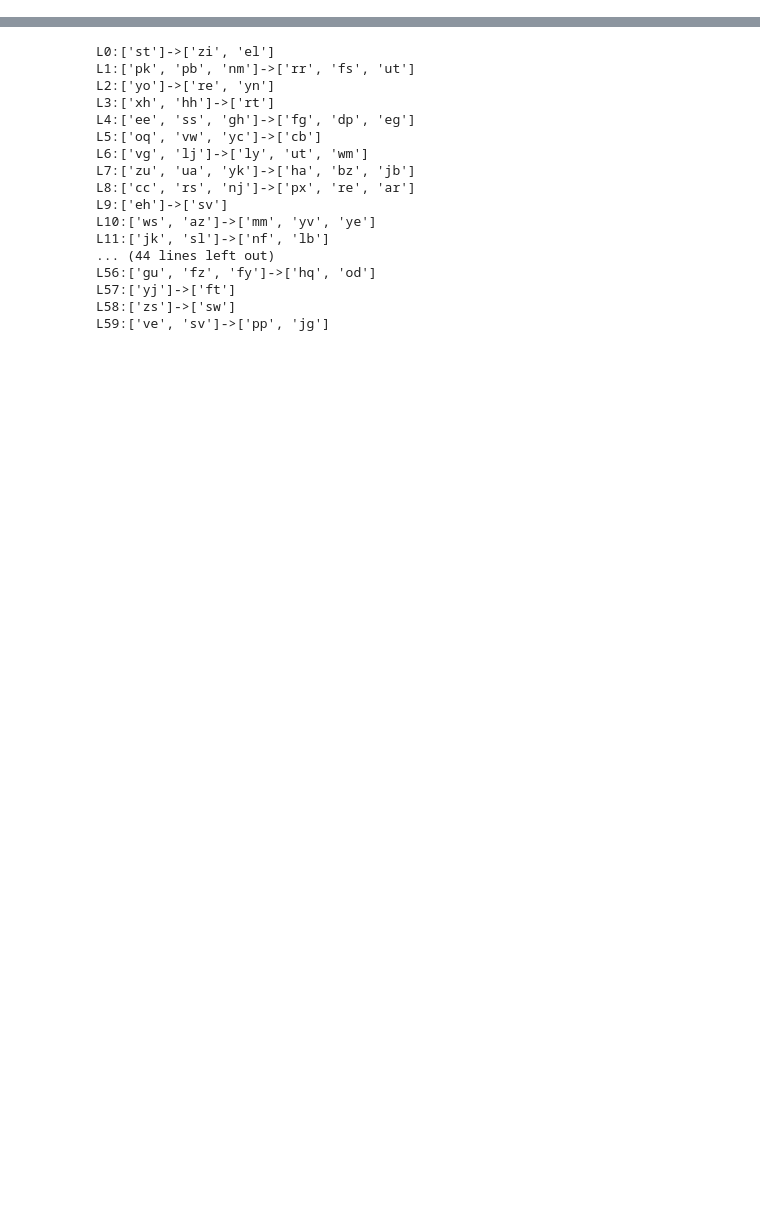
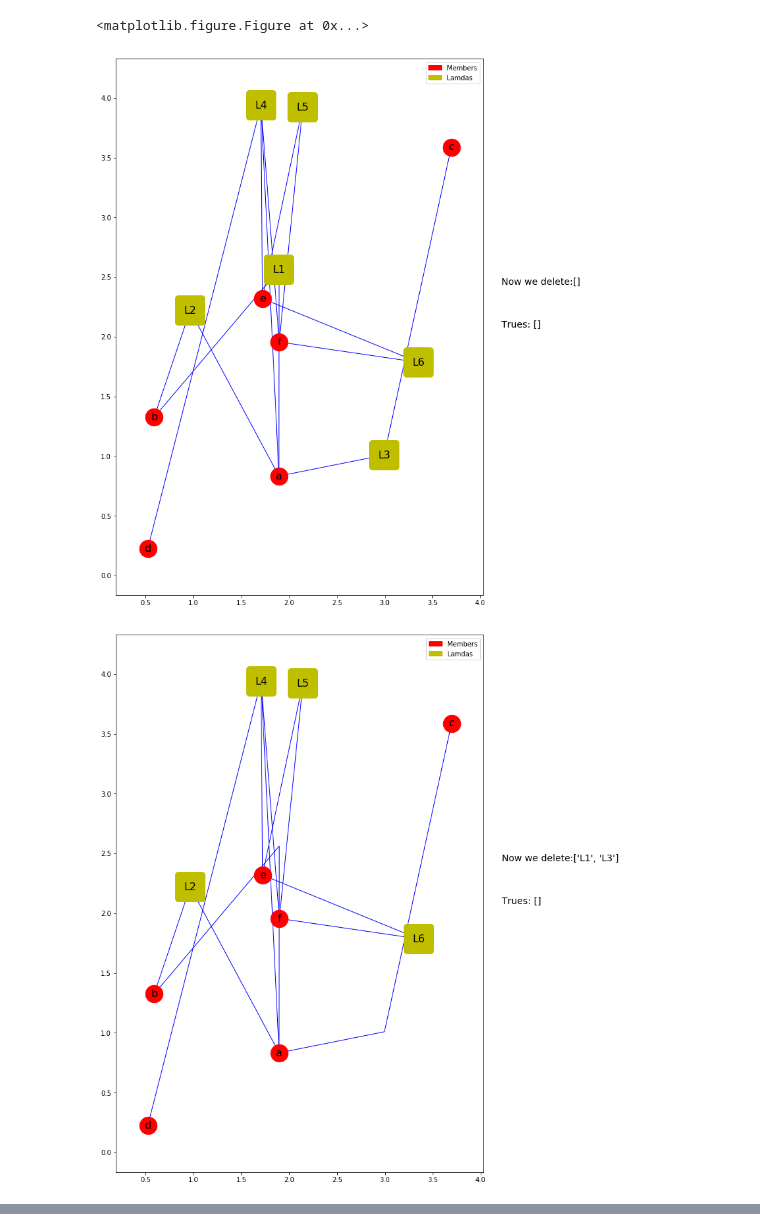
Before and after one commit to pabloli/MinimalModelAlg, a Jupyter notebook: Notebook.ipynb, the cells around one changed output, grey strips where cells are left out. Saved outputs shown, nothing was run; the diff lists cells and outputs as text; code cells hidden in the pictures; blank space fills up the shorter version.

```diff
--- a/Notebook.ipynb
+++ b/Notebook.ipynb
@@ -6,6 +6,9 @@ import numpy as np
 import textwrap
 
 def drawGraph(data2Draw,current,trues,pos):
+
+    if drawActive == False:
+        return ""
 
     text = str("Now we delete:"+textwrap.fill(str(current), 40)+"\n\n\n\nTrues: "+textwrap.fill(str(trues), 40))
     #print (text)
@@ -50,7 +53,6 @@ def mergeData(data1, data2):
     allData['edges'] = data1['edges'] | data2['edges']
     allData['members'] = data1['members'] | data2['members']
     allData['name'] = list(set().union(data1['name'],[data2['name']]))
-
     return allData
 
 def getData(sentence):
@@ -66,8 +68,8 @@ def getData(sentence):
         labels[m] = m
         edges.append((name, m))
     labels[name] = name
-    if len (rightMembers) == 0:
-        leftMembers = []
+#     if len (rightMembers) == 0:
+#         leftMembers = []
     return ({'labels':  (labels), 'edges': set(edges),
              'members': set(leftMembers) | set(rightMembers), 'name': name})
 # %%
@@ -190,2 +202,35 @@ originalSentences = generateRandomSentences(60,3,2)
+# %%
+theory = generateRandomSentences(7,3,3,1)
+# %%
+def main(theory):
+    convertJson2Theory(theory)
+    trues = []
+    deletedMembers = []
+    data = {'name':[],'edges':set(),'members':set(),'labels':{}}
+    for oS in theory:
+        data = mergeData(data, getData(oS))
+    sentences = theory
+    pos = ""
+    pos = drawGraph(data,deletedMembers,trues, 0)
+    #drawGraph2(data)
+    lastState = []
+    curState = [len(data['name']),len(data['edges']),len(data['members'])]
+
+    while lastState != curState:
+        lastState = curState
+        data,membersDeleted = updateGraph(data,trues, pos)
+        curT, sentences = updateSentencesAndGetTrues(sentences, membersDeleted)
+        curState = [len(data['name']),len(data['edges']),len(data['members'])]
+        if len(curT)>0:
+            trues+=curT
+    trues+=data['members']
+    drawGraph(data,[''],trues,pos)
+    plt.clf()
+    print ('Results:')
+    print (trues)
+    print ('--------Finished--------')
 # %%
-originalSentences = readFile('example 1.txt')
+drawActive = True
+# theory = readFile('example 1.txt')
+main(theory)
+# %% [output]
@@ -191,0 +243,3 @@ originalSentences = readFile('example 1.txt')
+<matplotlib.figure.Figure at 0x...>
+[figure, added]
+[figure, added]
@@ -192,20 +252,0 @@ originalSentences = readFile('example 1.txt')
-# %%
-convertJson2Theory(originalSentences)
-# %% [output]
-L0:['st']->['zi', 'el']
-L1:['pk', 'pb', 'nm']->['rr', 'fs', 'ut']
-L2:['yo']->['re', 'yn']
-L3:['xh', 'hh']->['rt']
-L4:['ee', 'ss', 'gh']->['fg', 'dp', 'eg']
-L5:['oq', 'vw', 'yc']->['cb']
-L6:['vg', 'lj']->['ly', 'ut', 'wm']
-L7:['zu', 'ua', 'yk']->['ha', 'bz', 'jb']
-L8:['cc', 'rs', 'nj']->['px', 're', 'ar']
-L9:['eh']->['sv']
-L10:['ws', 'az']->['mm', 'yv', 'ye']
-L11:['jk', 'sl']->['nf', 'lb']
-... (44 lines left out)
-L56:['gu', 'fz', 'fy']->['hq', 'od']
-L57:['yj']->['ft']
-L58:['zs']->['sw']
-L59:['ve', 'sv']->['pp', 'jg']
```
Also changed, not shown: parts of 8 cells of this notebook, 3 other files.
